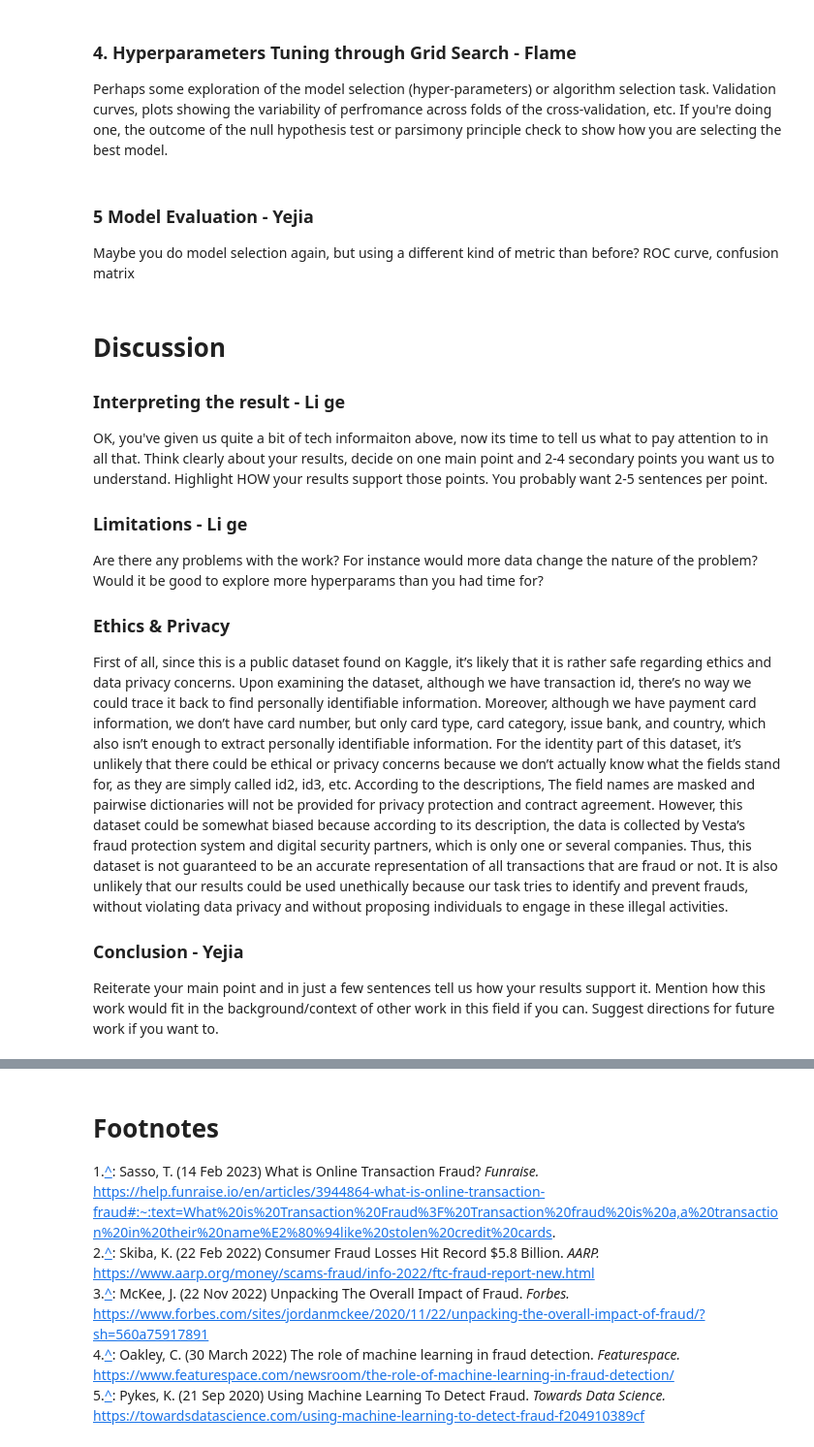
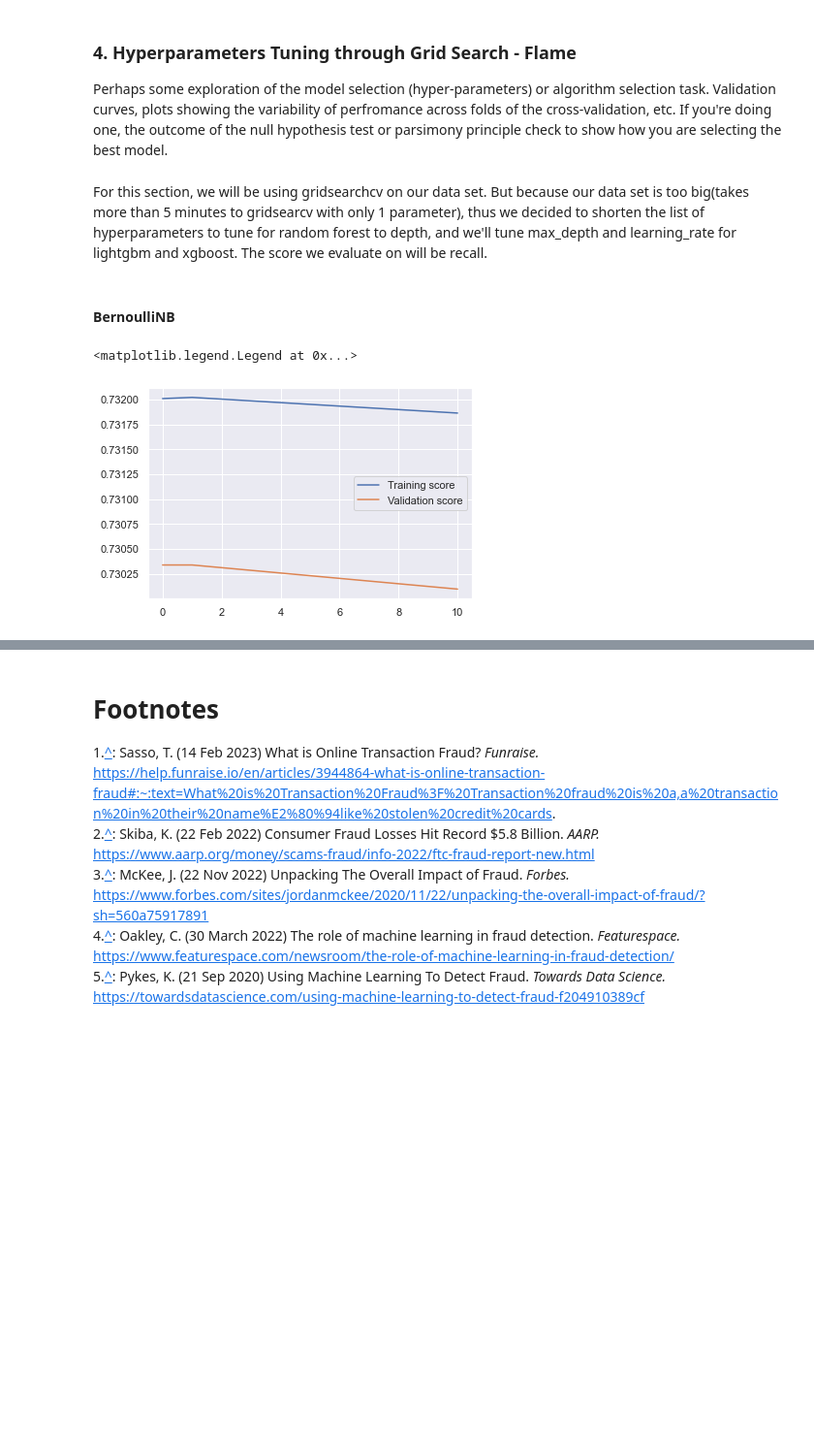
Before and after one commit to COGS118A/Group005-Wi23, a Jupyter notebook: FinalProjectGroup005-Wi23.ipynb, the cells around one changed output, grey strips where cells are left out. Shown: that part at 97% size. Drawn from its saved outputs; the diff is of its cells as text; code cells hidden in the pictures; blank space fills up the shorter version.

```diff
--- a/FinalProjectGroup005-Wi23.ipynb
+++ b/FinalProjectGroup005-Wi23.ipynb
@@ -551,25 +519,16 @@ According to the accuracy and the recall comparisons from the different algorith
 ### 4. Hyperparameters Tuning through Grid Search - Flame
 
 Perhaps some exploration of the model selection (hyper-parameters) or algorithm selection task. Validation curves, plots showing the variability of perfromance across folds of the cross-validation, etc. If you're doing one, the outcome of the null hypothesis test or parsimony principle check to show how you are selecting the best model.
-# %% [markdown]
-### 5 Model Evaluation - Yejia
-
-Maybe you do model selection again, but using a different kind of metric than before? ROC curve, confusion matrix
-# %% [markdown]
-# Discussion
-
-### Interpreting the result - Li ge
-
-OK, you've given us quite a bit of tech informaiton above, now its time to tell us what to pay attention to in all that.  Think clearly about your results, decide on one main point and 2-4 secondary points you want us to understand. Highlight HOW your results support those points.  You probably want 2-5 sentences per point.
-
-### Limitations - Li ge
-
-Are there any problems with the work?  For instance would more data change the nature of the problem? Would it be good to explore more hyperparams than you had time for?
-
-### Ethics & Privacy
-
-First of all, since this is a public dataset found on Kaggle, it’s likely that it is rather safe regarding ethics and data privacy concerns. Upon examining the dataset, although we have transaction id, there’s no way we could trace it back to find personally identifiable information. Moreover, although we have payment card information, we don’t have card number, but only card type, card category, issue bank, and country, which also isn’t enough to extract personally identifiable information. For the identity part of this dataset, it’s unlikely that there could be ethical or privacy concerns because we don’t actually know what the fields stand for, as they are simply called id2, id3, etc. According to the descriptions, The field names are masked and pairwise dictionaries will not be provided for privacy protection and contract agreement. However, this dataset could be somewhat biased because according to its description, the data is collected by Vesta’s fraud protection system and digital security partners, which is only one or several companies. Thus, this dataset is not guaranteed to be an accurate representation of all transactions that are fraud or not. It is also unlikely that our results could be used unethically because our task tries to identify and prevent frauds, without violating data privacy and without proposing individuals to engage in these illegal activities.
-
-### Conclusion - Yejia
-
-Reiterate your main point and in just a few sentences tell us how your results support it. Mention how this work would fit in the background/context of other work in this field if you can. Suggest directions for future work if you want to.
+# %% [markdown]
+For this section, we will be using gridsearchcv on our data set. But because our data set is too big(takes more than 5 minutes to gridsearcv with only 1 parameter), thus we decided to shorten the list of hyperparameters to tune for random forest to depth, and we'll tune max_depth and learning_rate for lightgbm and xgboost. The score we evaluate on will be recall.
+# %% [markdown]
+#### BernoulliNB
+# %%
+params = [-10, -1, 0, 1, 10]
+train_scores, test_scores = validation_curve(BernoulliNB(), X, y, param_name='alpha', param_range=params, cv=5, scoring='recall')
+plt.plot(params, np.mean(train_scores, axis=1), label='Training score')
+plt.plot(params, np.mean(test_scores, axis=1), label='Validation score')
+plt.legend()
+# %% [output]
+<matplotlib.legend.Legend at 0x...>
+[figure, added]
```
Also changed, not shown: parts of 39 cells of this notebook.
